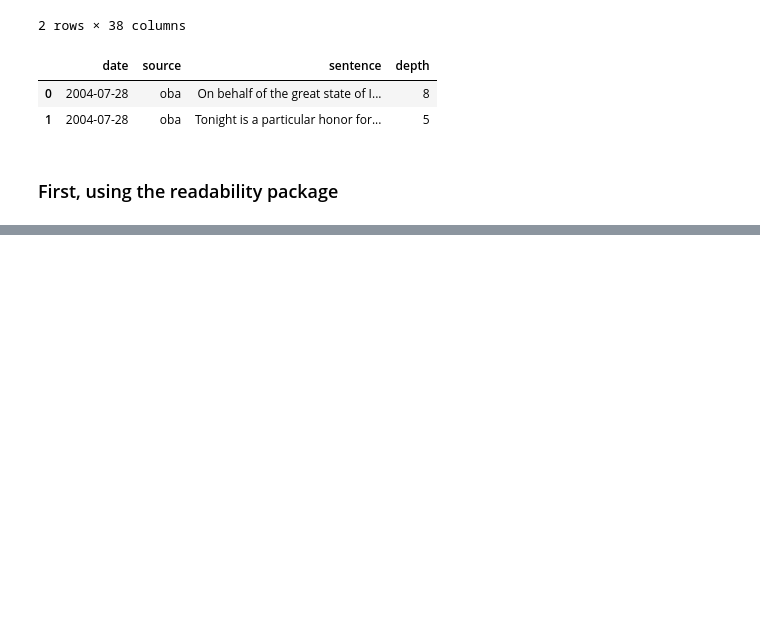
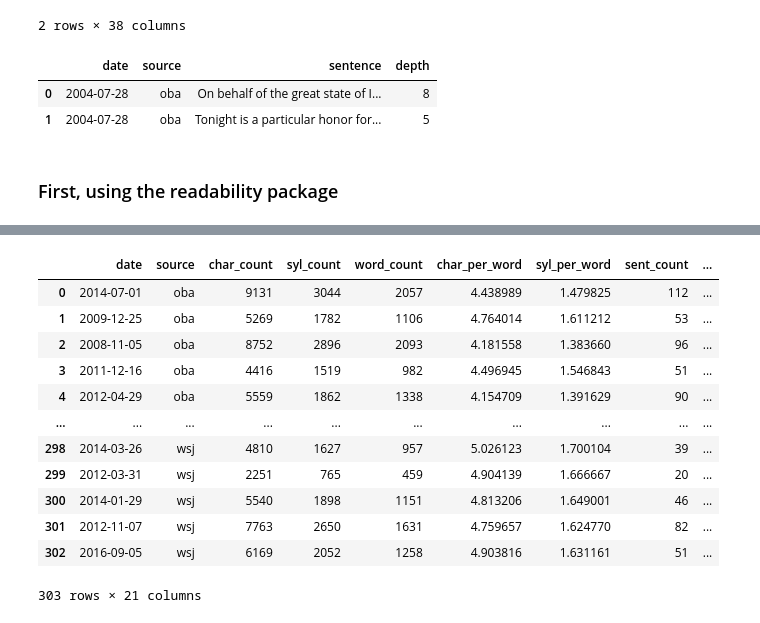
Before and after one commit to pday2/ObamaNLP, a Jupyter notebook: readabilityScores.ipynb, the cells around one changed output, grey strips where cells are left out. Cells and saved outputs as stored; diff of their text form; code cells hidden in the pictures; blank space fills up the shorter version.

```diff
--- a/readabilityScores.ipynb
+++ b/readabilityScores.ipynb
@@ -256,0 +465,16 @@ NameError: name '_legacy_round' is not defined
+# %%
+text_df
+# %% [output]
+|  | date | source | char_count | syl_count | word_count | char_per_word | syl_per_word | sent_count | ... |
+| 0 | 2014-07-01 | oba | 9131 | 3044 | 2057 | 4.438989 | 1.479825 | 112 | ... |
+| 1 | 2009-12-25 | oba | 5269 | 1782 | 1106 | 4.764014 | 1.611212 | 53 | ... |
+| 2 | 2008-11-05 | oba | 8752 | 2896 | 2093 | 4.181558 | 1.383660 | 96 | ... |
+| 3 | 2011-12-16 | oba | 4416 | 1519 | 982 | 4.496945 | 1.546843 | 51 | ... |
+| 4 | 2012-04-29 | oba | 5559 | 1862 | 1338 | 4.154709 | 1.391629 | 90 | ... |
+| ... | ... | ... | ... | ... | ... | ... | ... | ... | ... |
+| 298 | 2014-03-26 | wsj | 4810 | 1627 | 957 | 5.026123 | 1.700104 | 39 | ... |
+| 299 | 2012-03-31 | wsj | 2251 | 765 | 459 | 4.904139 | 1.666667 | 20 | ... |
+| 300 | 2014-01-29 | wsj | 5540 | 1898 | 1151 | 4.813206 | 1.649001 | 46 | ... |
+| 301 | 2012-11-07 | wsj | 7763 | 2650 | 1631 | 4.759657 | 1.624770 | 82 | ... |
+| 302 | 2016-09-05 | wsj | 6169 | 2052 | 1258 | 4.903816 | 1.631161 | 51 | ... |
+303 rows × 21 columns
```
Also changed, not shown: parts of 23 cells of this notebook, 2 other files.
